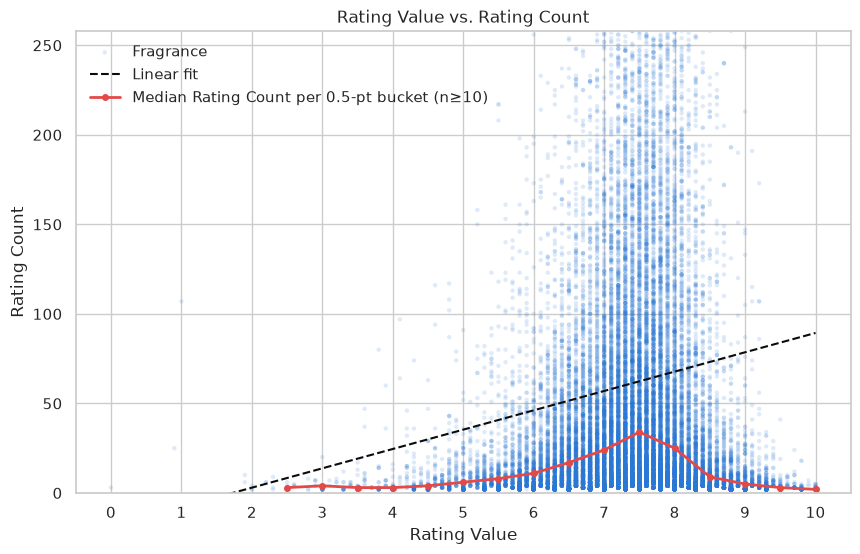
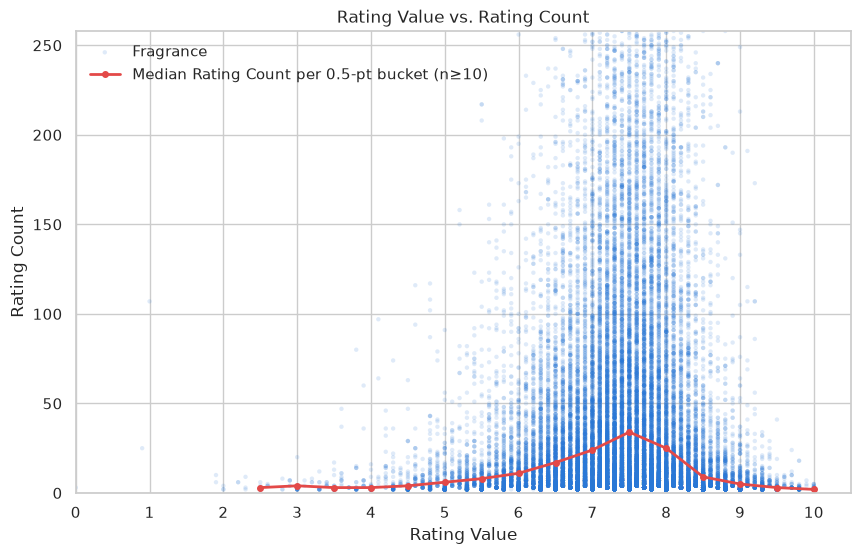
The notebook cell's code change between the first figure and the second:
--- before
+++ after
@@ -5,13 +5,6 @@
            color="#2a78d6", edgecolors="none", label="Fragrance")
 
-# Linear fit via statsmodels OLS -- fit on the full data, not just the zoomed view below
-fit_model = ols("Rating_Count ~ Rating_Value", data=sub).fit()
-x_line = np.linspace(sub["Rating_Value"].min(), sub["Rating_Value"].max(), 100)
-y_line = fit_model.predict(pd.DataFrame({"Rating_Value": x_line}))
-ax.plot(x_line, y_line, color="#0b0b0b", linestyle="--",
-         linewidth=1.5, label="Linear fit")
-
 # Median Rating_Count per 0.5-point rating bucket
-# Buckets below Rating_Value 2.5 hold fewer than 10 fragrances each (some just 1-2), 
+# Buckets below Rating_Value 2.5 hold fewer than 10 fragrances each (some just 1-2),
 # so their median is dominated by individual outliers -- drop those from the trend line
 buckets = (sub["Rating_Value"] * 2).round().div(2)
@@ -23,5 +16,5 @@
          markersize=4, label=f"Median Rating Count per 0.5-pt bucket (n≥{MIN_BUCKET_N})")
 
-# Zoom the y-axis to the 95th percentile so the linear axis stays readable;
+# Zoom the y-axis to the 95th percentile so the trend line stays readable;
 # a handful of very heavily-rated fragrances fall outside the visible area (noted below)
 y_cap = sub["Rating_Count"].quantile(0.95)
@@ -31,4 +24,5 @@
 ax.set(xlabel="Rating Value", ylabel="Rating Count",
        title="Rating Value vs. Rating Count")
+ax.set_xlim(left=0)  # ratings are left-skewed; drop the default autoscale margin below 0
 ax.legend(frameon=False)
 plt.show()
@@ -39,5 +33,5 @@
 print(f"Pearson r = {pearson_r:.3f}")
 print(f"{n_excluded} fragrances with more than {y_cap:.0f} ratings fall outside the y-axis above "
-      f"(up to {int(sub['Rating_Count'].max()):,} ratings) — excluded from view only, not from the fit")
+      f"(up to {int(sub['Rating_Count'].max()):,} ratings) — excluded from view")
 print(f"Rating buckets below {trend.index.min()} were dropped from the median trend line "
       f"(fewer than {MIN_BUCKET_N} fragrances each — too small to give a stable median)")

Commit: Complete README and add scraping-cap analysis to limitations notebook